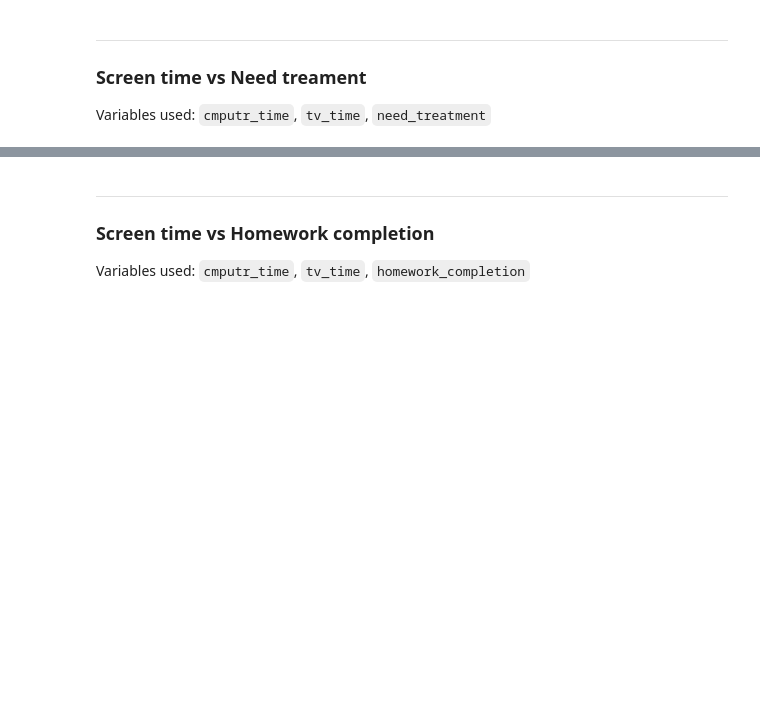
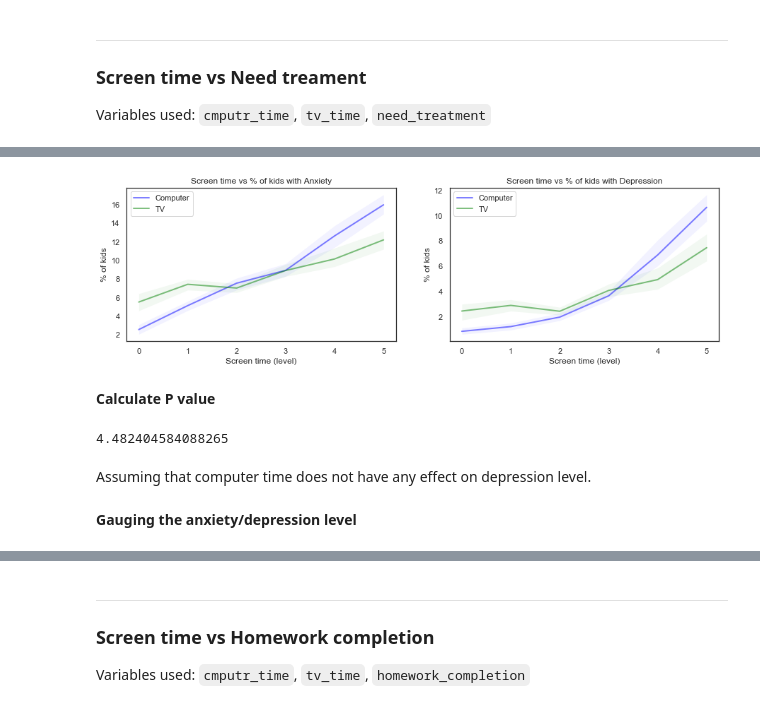
Before and after one commit to minhkhang1795/ThinkStats2, a Jupyter notebook: project1/project1explore.ipynb, the cells around one changed output, grey strips where cells are left out. Cells and saved outputs as stored; diff of their text form; code cells hidden in the pictures; blank space fills up the shorter version.

```diff
--- a/project1/project1explore.ipynb
+++ b/project1/project1explore.ipynb
@@ -274,0 +327,49 @@ Variables used: `cmputr_time`, `tv_time`, `anxiety_lvl`
+# %%
+def SamplingDistributions(df, group_name='cmputr_time', variable='depression_lvl', Operation=CalculatePercentages, iters=101):
+    t = []
+    for _ in range(iters):
+        sample = thinkstats2.ResampleRows(df)
+        _, estimates = Operation(GroupToBins(sample, group_name), variable)
+        t.append(estimates)
+    return np.array(t).transpose()
+# %%
+def ComputeCIs(estimates):
+    cis = []
+    for estimate in estimates:
+        cdf = thinkstats2.Cdf(estimate)
+        ci = cdf.ConfidenceInterval(90)
+        cis.append(ci)
+    return np.array(cis).transpose()
+# %%
+variables = ['anxiety_lvl', 'depression_lvl']
+labels = ['Anxiety', 'Depression']
+fig, ax = plt.subplots(1, 2, figsize=(15,4))
+
+for i in range(len(labels)):
+    bins, perc = CalculatePercentages(GroupToBins(df, group_name='cmputr_time'), variable=variables[i])
+    bins_tv, perc_tv = CalculatePercentages(GroupToBins(df, group_name='tv_time'), variable=variables[i])
+    cis = ComputeCIs(SamplingDistributions(df, group_name='cmputr_time', Operation=CalculatePercentages, variable=variables[i]))
+    cis_tv = ComputeCIs(SamplingDistributions(df, group_name='tv_time', Operation=CalculatePercentages, variable=variables[i]))
+    # Computer time
+    ax[i].plot(bins, perc, label='Computer', linewidth=2, color='blue', alpha=0.5)
+    ax[i].fill_between(bins, cis[0], cis[1], where=cis[0] <= cis[1],
+                    facecolor='blue', alpha=0.05, interpolate=True)
+    # TV time
+    ax[i].plot(bins_tv, perc_tv, label='TV', linewidth=2, color='green', alpha=0.5)
+    ax[i].fill_between(bins, cis_tv[0], cis_tv[1], where=cis_tv[0] <= cis_tv[1],
+                    facecolor='green', alpha=0.05, interpolate=True)
+    ax[i].legend(loc='best')
+    ax[i].title.set_text("Screen time vs % of kids with " + labels[i])
+    ax[i].set(xlabel='Screen time (level)', ylabel='% of kids')
+# %% [output]
+[figure, added]
+# %% [markdown]
+**Calculate P value**
+# %%
+groupResults = GroupToBins(df, group_name='cmputr_time', bin_size=3)
+bins, perc = CalculatePercentages(groupResults, variable='depression_lvl')
+perc[1]/perc[0]
+# %% [output]
+4.482404584088265
+# %% [markdown]
+Assuming that computer time does not have any effect on depression level.
@@ -274,0 +417,2 @@ Variables used: `cmputr_time`, `tv_time`, `anxiety_lvl`
+# %% [markdown]
+**Gauging the anxiety/depression level**
```
Also changed, not shown: parts of 35 cells of this notebook.
